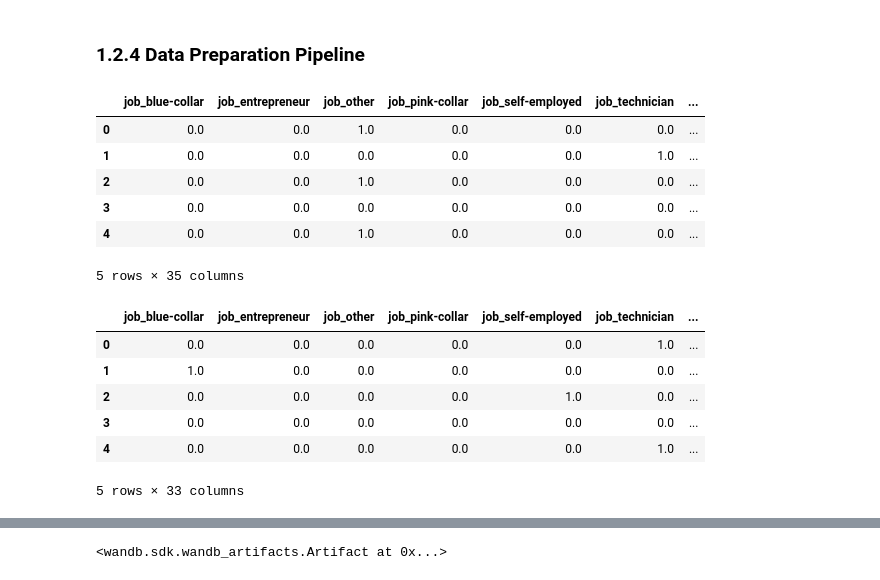
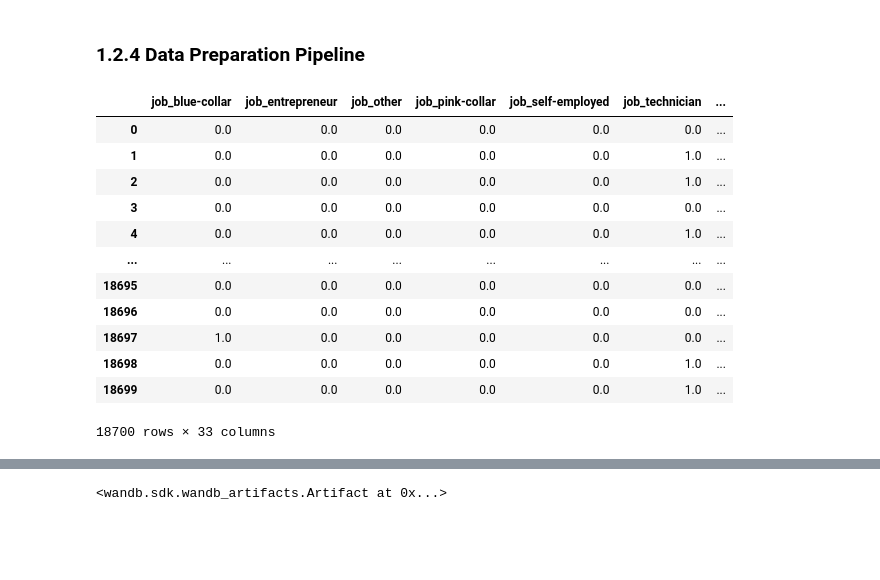
Before and after one commit to francisvalguedes/bank_marketing_mlp, a Jupyter notebook: model/train_test.ipynb, the cells around one changed output, grey strips where cells are left out. Saved outputs shown, nothing was run; the diff lists cells and outputs as text; code cells hidden in the pictures; blank space fills up the shorter version.

```diff
--- a/model/train_test.ipynb
+++ b/model/train_test.ipynb
@@ -164,8 +144,8 @@ def resaple_bal(df, seed):
 
   x_train = df.loc[:, df.columns != 'y']
   y_train = df.loc[:, df.columns == 'y']
-  oversample = SMOTENC(categorical_features=[1, 2, 3, 4, 6, 7, 8, 10, 15],  sampling_strategy = 0.5, random_state=seed)
-  undersample = RandomUnderSampler(sampling_strategy="auto", random_state=seed)
+  oversample = SMOTENC(categorical_features=[1, 2, 3, 4, 6, 7, 8, 10, 15],  sampling_strategy = 0.4, random_state=seed) # 0.4
+  undersample = RandomUnderSampler(sampling_strategy=0.7, random_state=seed)
   x_train, y_train = oversample.fit_resample(x_train, y_train)
   x_train, y_train = undersample.fit_resample(x_train, y_train)
   df_o = pd.concat([x_train, y_train], axis=1)
@@ -488,8 +468,8 @@ full_pipe = FeatureUnion(transformer_list=[('cat_pipeline', categorical_pipeline
                                                              ('num_pipeline', numerical_pipeline)]
                                            )
 # %%
-x_train_preprocessed = full_pipe.fit_transform(x_train)
-x_val_preprocessed = full_pipe.transform(x_val)
+x_train_encoded = full_pipe.fit_transform(x_train)
+x_val_encoded = full_pipe.transform(x_val)
 
 # Transform the data
 # cat_names is a numpy array
@@ -497,8 +477,8 @@ cat_names = full_pipe.get_params()["cat_pipeline"][3].get_feature_names_out().to
 # num_names is a list
 num_names = full_pipe.get_params()["num_pipeline"][2].get_feature_names_out()
 # Transform the data
-x_train_preprocessed = pd.DataFrame(x_train_preprocessed,columns = cat_names + num_names)
-x_val_preprocessed = pd.DataFrame(x_val_preprocessed ,columns = cat_names + num_names)
+x_train_encoded = pd.DataFrame(x_train_encoded,columns = cat_names + num_names)
+x_val_encoded = pd.DataFrame(x_val_encoded ,columns = cat_names + num_names)
 # %%
-train_preprocessed = pd.concat([x_train_preprocessed, y_train], axis=1)
-val_preprocessed = pd.concat([x_val_preprocessed, y_train], axis=1)
+train_encoded = pd.concat([x_train_encoded, y_train], axis=1)
+val_encoded = pd.concat([x_val_encoded, y_val], axis=1)
@@ -507,22 +485,17 @@ train_preprocessed.loc[1,"job_blue-collar"]=0.0
 # %%
 # for validation purposes
-train_preprocessed.head()
+train_encoded #.head()
 # %% [output]
 |  | job_blue-collar | job_entrepreneur | job_other | job_pink-collar | job_self-employed | job_technician | ... |
-| 0 | 0.0 | 0.0 | 1.0 | 0.0 | 0.0 | 0.0 | ... |
+| 0 | 0.0 | 0.0 | 0.0 | 0.0 | 0.0 | 0.0 | ... |
 | 1 | 0.0 | 0.0 | 0.0 | 0.0 | 0.0 | 1.0 | ... |
-| 2 | 0.0 | 0.0 | 1.0 | 0.0 | 0.0 | 0.0 | ... |
+| 2 | 0.0 | 0.0 | 0.0 | 0.0 | 0.0 | 1.0 | ... |
 | 3 | 0.0 | 0.0 | 0.0 | 0.0 | 0.0 | 0.0 | ... |
-| 4 | 0.0 | 0.0 | 1.0 | 0.0 | 0.0 | 0.0 | ... |
+| 4 | 0.0 | 0.0 | 0.0 | 0.0 | 0.0 | 1.0 | ... |
+| ... | ... | ... | ... | ... | ... | ... | ... |
+| 18695 | 0.0 | 0.0 | 0.0 | 0.0 | 0.0 | 0.0 | ... |
+| 18696 | 0.0 | 0.0 | 0.0 | 0.0 | 0.0 | 0.0 | ... |
+| 18697 | 1.0 | 0.0 | 0.0 | 0.0 | 0.0 | 0.0 | ... |
+| 18698 | 0.0 | 0.0 | 0.0 | 0.0 | 0.0 | 1.0 | ... |
+| 18699 | 0.0 | 0.0 | 0.0 | 0.0 | 0.0 | 1.0 | ... |
-5 rows × 35 columns
+18700 rows × 33 columns
-# %%
-# for validation purposes
-val_preprocessed.loc[0:,:]
-# %% [output]
-|  | job_blue-collar | job_entrepreneur | job_other | job_pink-collar | job_self-employed | job_technician | ... |
-| 0 | 0.0 | 0.0 | 0.0 | 0.0 | 0.0 | 1.0 | ... |
-| 1 | 1.0 | 0.0 | 0.0 | 0.0 | 0.0 | 0.0 | ... |
-| 2 | 0.0 | 0.0 | 0.0 | 0.0 | 1.0 | 0.0 | ... |
-| 3 | 0.0 | 0.0 | 0.0 | 0.0 | 0.0 | 0.0 | ... |
-| 4 | 0.0 | 0.0 | 0.0 | 0.0 | 0.0 | 1.0 | ... |
-5 rows × 33 columns
```
Also changed, not shown: parts of 59 cells of this notebook.
